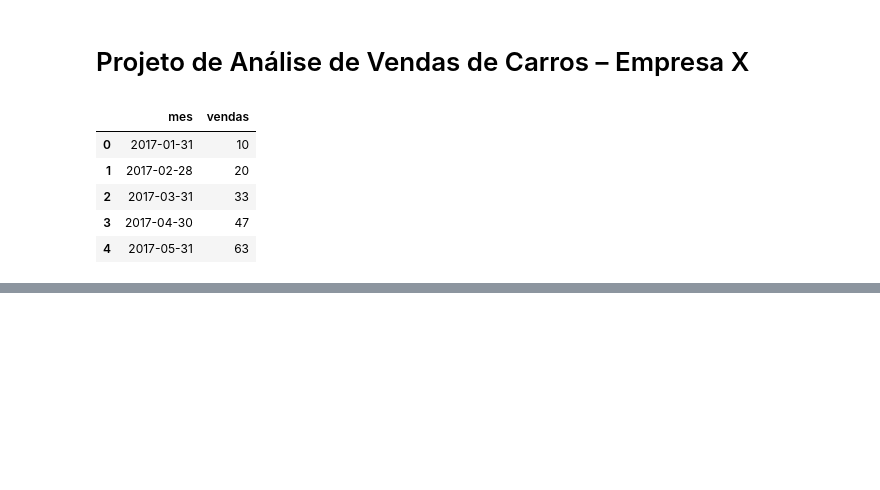
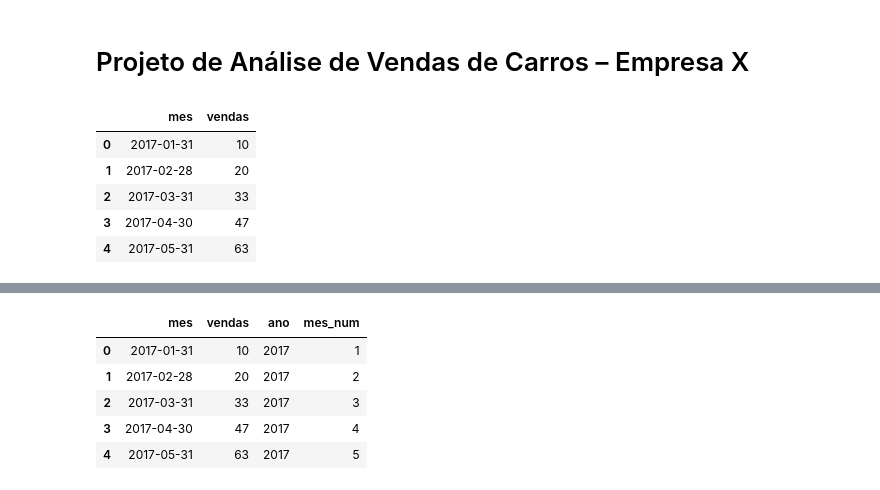
Before and after one commit to TeacherSamanthaSilva/ProjetoVendadeCarros, a Jupyter notebook: vendasdecarros.ipynb, the cells around one changed output, grey strips where cells are left out. Saved outputs shown, nothing was run; the diff lists cells and outputs as text; code cells hidden in the pictures; blank space fills up the shorter version.

```diff
--- a/vendasdecarros.ipynb
+++ b/vendasdecarros.ipynb
@@ -29,0 +55,19 @@ df.head()
+# %%
+# ============================================================
+# 4. Tratamento e preparação dos dados
+# ============================================================
+# Convertendo a coluna 'mes' para formato de data
+df['mes'] = pd.to_datetime(df['mes'])
+
+# Criando colunas adicionais
+df['ano'] = df['mes'].dt.year
+df['mes_num'] = df['mes'].dt.month
+
+df.head()
+# %% [output]
+|  | mes | vendas | ano | mes_num |
+| 0 | 2017-01-31 | 10 | 2017 | 1 |
+| 1 | 2017-02-28 | 20 | 2017 | 2 |
+| 2 | 2017-03-31 | 33 | 2017 | 3 |
+| 3 | 2017-04-30 | 47 | 2017 | 4 |
+| 4 | 2017-05-31 | 63 | 2017 | 5 |
```
Also changed, not shown: parts of 6 cells of this notebook.
